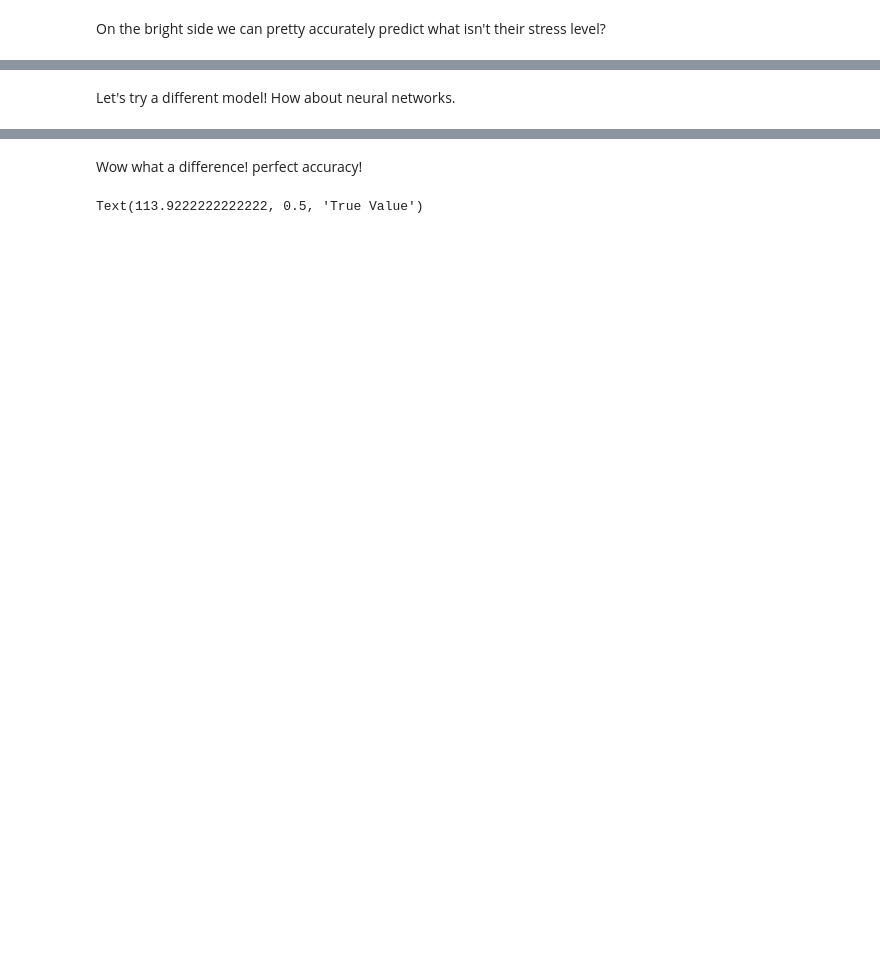
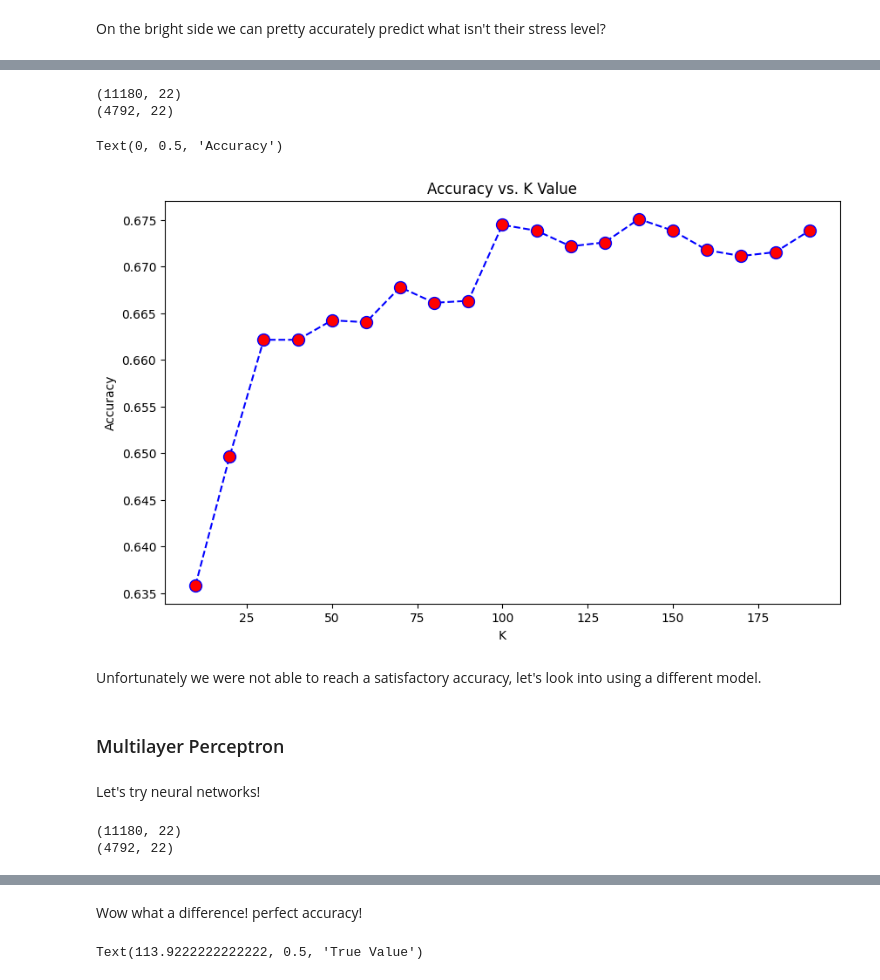
Before and after one commit to daryll-ko/stress, a Jupyter notebook: backend/CS_180_Final_Project.ipynb, the cells around one changed output, grey strips where cells are left out. Cells and saved outputs as stored; diff of their text form; code cells hidden in the pictures; blank space fills up the shorter version.

```diff
--- a/backend/CS_180_Final_Project.ipynb
+++ b/backend/CS_180_Final_Project.ipynb
@@ -321,0 +262,11 @@ On the bright side we can pretty accurately predict what isn't their stress leve
+# %%
+def fun(val: int) -> int:
+    assert val in [*range(0, 5+1)]
+    return val // 3
+
+df['DAILY_STRESS'] = df['DAILY_STRESS'].apply(fun)
+
+print(df['DAILY_STRESS'].describe())
+
+X = df.drop(['DAILY_STRESS'], axis = 1)
+y = df['DAILY_STRESS']
@@ -322,5 +283,61 @@ On the bright side we can pretty accurately predict what isn't their stress leve
+# %%
+# Scaling the features
+
+# scaler = MinMaxScaler(feature_range=(-1, 1))
+scaler = StandardScaler()
+
+X_train, X_test, y_train, y_test = train_test_split(X, y, test_size = 0.3, random_state = 180)
+
+X_train = scaler.fit_transform(X_train)
+X_test = scaler.transform(X_test)
+
+print(X_train.shape)
+print(X_test.shape)
+# %% [output]
+(11180, 22)
+(4792, 22)
+# %%
+accuracy = []
+
+for i in range(1,20):
+    knn = KNeighborsClassifier(n_neighbors=i*10)
+    knn.fit(X_train, y_train)
+    pred_i = knn.predict(X_test)
+    accuracy.append(np.mean(pred_i == y_test))
+
+plt.figure(figsize=(10,6))
+plt.plot(range(10,200,10),accuracy,color='blue', linestyle='dashed', marker='o',
+         markerfacecolor='red', markersize=10)
+plt.title('Accuracy vs. K Value')
+plt.xlabel('K')
+plt.ylabel('Accuracy')
+# %% [output]
+Text(0, 0.5, 'Accuracy')
+[figure, added]
+# %% [markdown]
+Unfortunately we were not able to reach a satisfactory accuracy, let's look into using a different model.
+# %% [markdown]
+### Multilayer Perceptron
 # %% [markdown]
-Let's try a different model! How about neural networks.
+Let's try neural networks!
+# %%
+X = df_copy.drop(['DAILY_STRESS'], axis = 1)
+y = df_copy['DAILY_STRESS']
+
+# Scaling the features
+scaler = MinMaxScaler(feature_range=(-1, 1))
+# scaler = StandardScaler()
+
+X_train, X_test, y_train, y_test = train_test_split(X, y, test_size = 0.3, random_state = 180)
+
+X_train = scaler.fit_transform(X_train)
+X_test = scaler.transform(X_test)
+
+print(X_train.shape)
+print(X_test.shape)
+# %% [output]
+(11180, 22)
+(4792, 22)
 # %%
 from sklearn.neural_network import MLPClassifier
 
```
Also changed, not shown: parts of 25 cells of this notebook.
